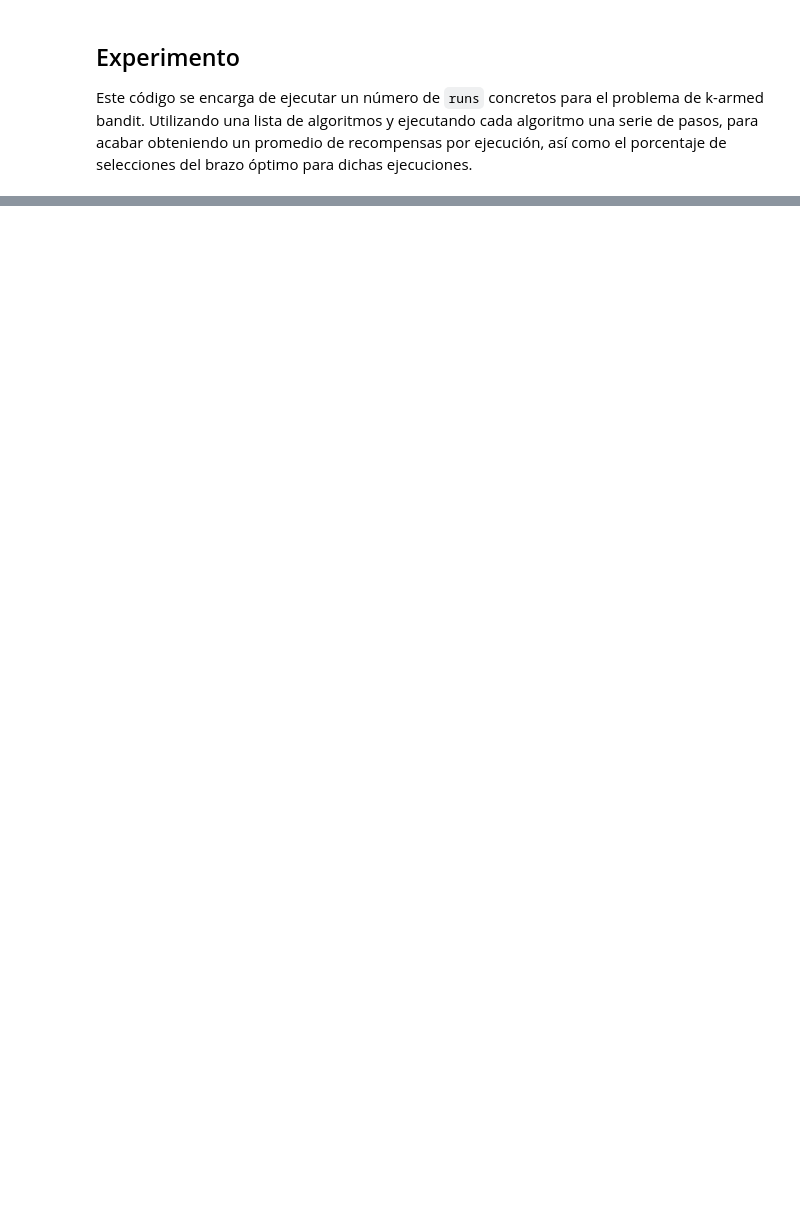
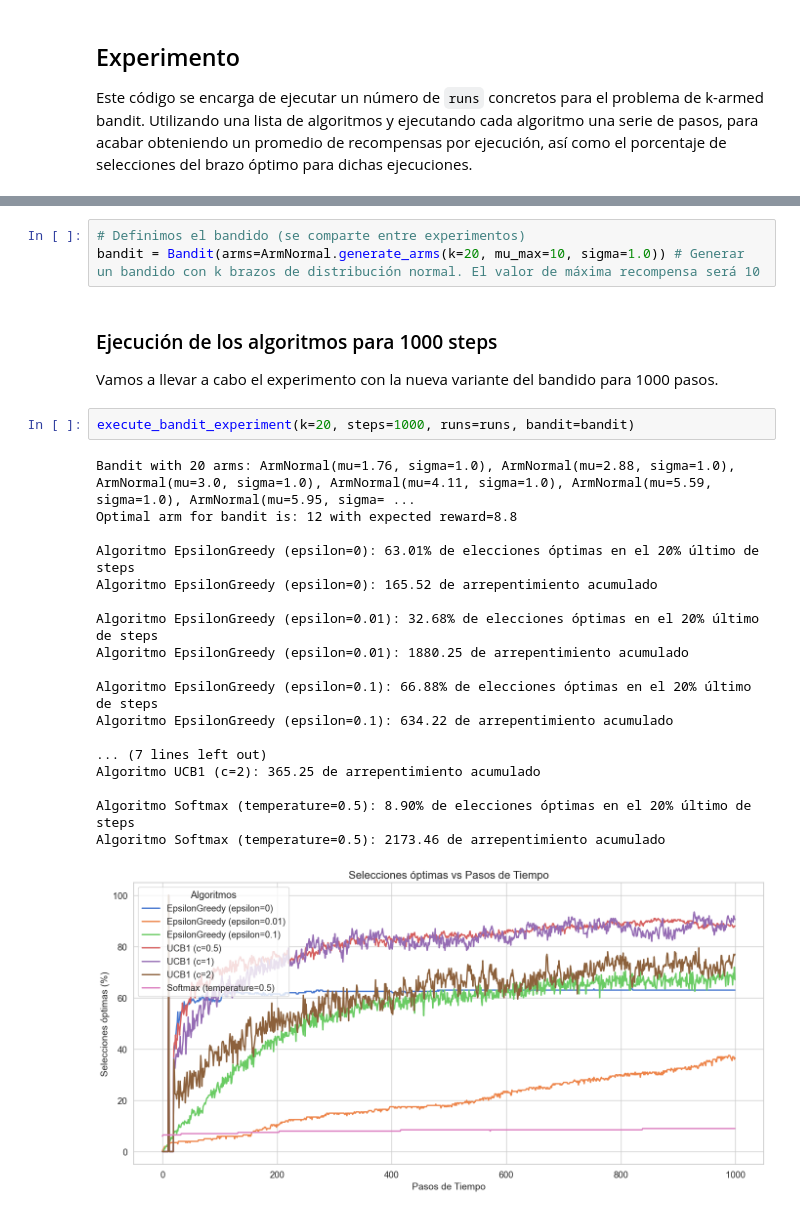
Before and after one commit to miguelangelortizpenaranda/ortizpastorserna, a Jupyter notebook: bandit_experiment_normal.ipynb, the cells around one changed output, grey strips where cells are left out. Cells and saved outputs as stored; diff of their text form; blank space fills up the shorter version.

```diff
--- a/bandit_experiment_normal.ipynb
+++ b/bandit_experiment_normal.ipynb
@@ -164,0 +251,28 @@ Optimal arm for bandit is: 11 with expected reward=9.62
+# %%
+# Definimos el bandido (se comparte entre experimentos)
+bandit = Bandit(arms=ArmNormal.generate_arms(k=20, mu_max=10, sigma=1.0)) # Generar un bandido con k brazos de distribución normal. El valor de máxima recompensa será 10
+# %% [markdown]
+### Ejecución de los algoritmos para 1000 steps
+
+Vamos a llevar a cabo el experimento con la nueva variante del bandido para 1000 pasos.
+# %%
+execute_bandit_experiment(k=20, steps=1000, runs=runs, bandit=bandit)
+# %% [output]
+Bandit with 20 arms: ArmNormal(mu=1.76, sigma=1.0), ArmNormal(mu=2.88, sigma=1.0), ArmNormal(mu=3.0, sigma=1.0), ArmNormal(mu=4.11, sigma=1.0), ArmNormal(mu=5.59, sigma=1.0), ArmNormal(mu=5.95, sigma= ...
+Optimal arm for bandit is: 12 with expected reward=8.8
+
+Algoritmo EpsilonGreedy (epsilon=0): 63.01% de elecciones óptimas en el 20% último de steps
+Algoritmo EpsilonGreedy (epsilon=0): 165.52 de arrepentimiento acumulado
+
+Algoritmo EpsilonGreedy (epsilon=0.01): 32.68% de elecciones óptimas en el 20% último de steps
+Algoritmo EpsilonGreedy (epsilon=0.01): 1880.25 de arrepentimiento acumulado
+
+Algoritmo EpsilonGreedy (epsilon=0.1): 66.88% de elecciones óptimas en el 20% último de steps
+Algoritmo EpsilonGreedy (epsilon=0.1): 634.22 de arrepentimiento acumulado
+
+... (7 lines left out)
+Algoritmo UCB1 (c=2): 365.25 de arrepentimiento acumulado
+
+Algoritmo Softmax (temperature=0.5): 8.90% de elecciones óptimas en el 20% último de steps
+Algoritmo Softmax (temperature=0.5): 2173.46 de arrepentimiento acumulado
+[figure, added]
```
Also changed, not shown: parts of 27 cells of this notebook, 3 other files.
